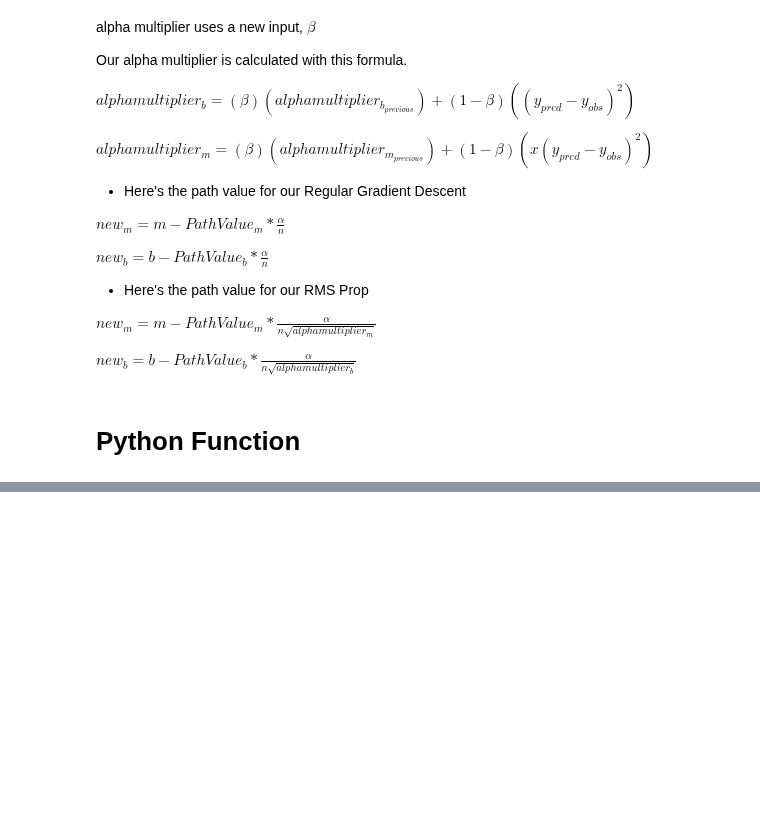
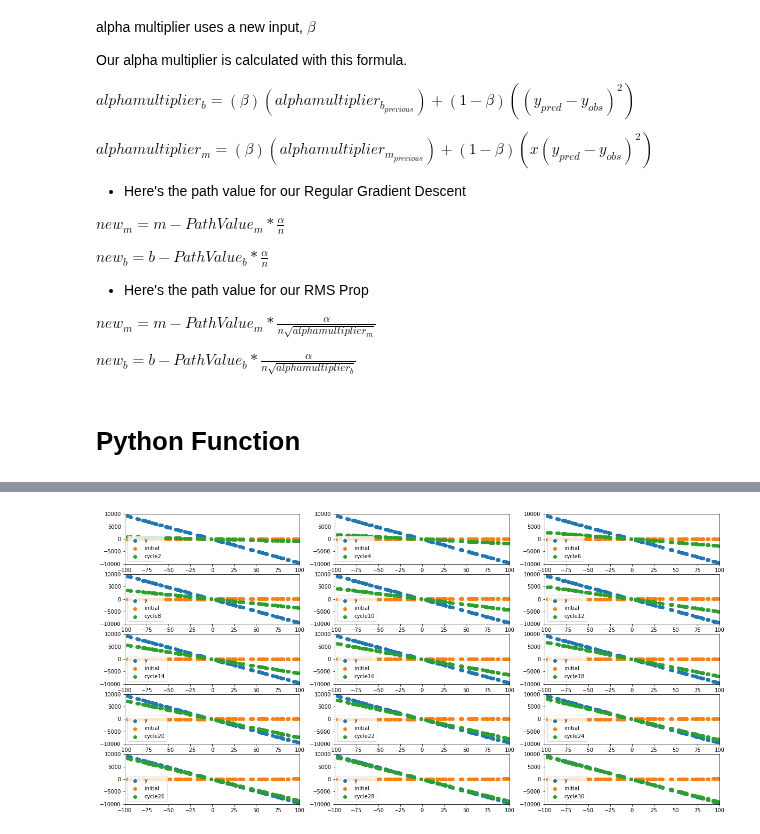
Before and after one commit to 1Paws7/blog, a Jupyter notebook: _notebooks/2020-06-11-GradientDescentforLinearRegression-P3.ipynb, the cells around one changed output, grey strips where cells are left out. Saved outputs shown, nothing was run; the diff lists cells and outputs as text; code cells hidden in the pictures; blank space fills up the shorter version.

```diff
--- a/_notebooks/2020-06-11-GradientDescentforLinearRegression-P3.ipynb
+++ b/_notebooks/2020-06-11-GradientDescentforLinearRegression-P3.ipynb
@@ -270,0 +280,52 @@ graph_gradient_descent(values,cycles,15,2)
+# %%
+beta_rmsprop = 0.9
+beta_momentum = 0.7
+alpha = 500
+
+def gradient_descent_momentum(xs,ys,alpha,cycles,beta_rmsprop,beta_momentum):
+    n = len(xs)
+    adj_alpha = (1/n)*alpha
+
+    values = pd.DataFrame({'x':xs,'y':ys})
+    weights = pd.DataFrame({'cycle0':[1,1,0,0,0,0]},index=['m','b','pvm','pvb','am_m','am_b'])
+    values['cycle0'] = weights['cycle0'].m*values['x'] + weights['cycle0'].b
+
+    for cycle in range(1,cycles+1):
+        p_cycle_name = 'cycle'+str(cycle-1)
+        c_cycle_name = 'cycle'+str(cycle)
+
+        error = values[p_cycle_name]-values['y']
+        path_value_b = sum(error)
+        path_value_m = sum(error * values['x'])
+
+        if cycle > 1:
+            path_value_b = (beta_momentum) * weights[p_cycle_name].pvb + (1-beta_momentum) * path_value_b
+            path_value_m = (beta_momentum) * weights[p_cycle_name].pvm + (1-beta_momentum) * path_value_m
+
+        alpha_multiplier_b = abs(path_value_b)**2
+        alpha_multiplier_m = abs(path_value_m)**2
+
+        if cycle > 1:
+            alpha_multiplier_b = (beta_rmsprop) * weights[p_cycle_name].am_b + (1-beta_rmsprop) * alpha_multiplier_b
+            alpha_multiplier_m = (beta_rmsprop) * weights[p_cycle_name].am_m + (1-beta_rmsprop) * alpha_multiplier_m
+
+        new_m = weights[p_cycle_name].m - path_value_m * adj_alpha / math.sqrt(alpha_multiplier_m)
+        new_b = weights[p_cycle_name].b - path_value_b * adj_alpha / math.sqrt(alpha_multiplier_b)
+
+        weights[c_cycle_name] = [new_m,
+                                new_b,
+                                path_value_m,
+                                path_value_b,
+                                alpha_multiplier_m,
+                                alpha_multiplier_b]
+
+        y_pred = weights[c_cycle_name].m*values['x'] + weights[c_cycle_name].b
+
+        values[c_cycle_name] = y_pred
+
+    return weights,values
+
+weights, values = gradient_descent_momentum(xs,ys,alpha,cycles,beta_rmsprop,beta_momentum)
+graph_gradient_descent(values,cycles,15,2)
+# %% [output]
+[figure, added]
```
Also changed, not shown: parts of 7 cells of this notebook.
